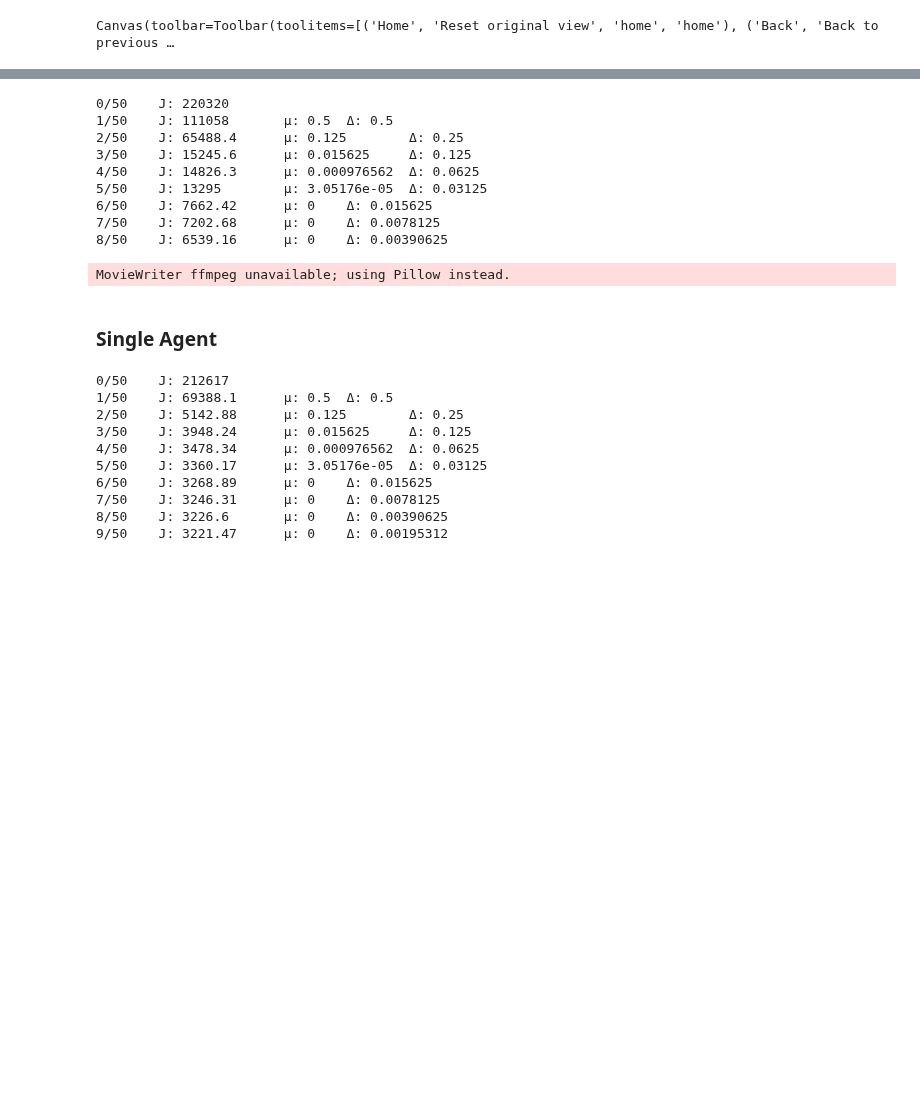
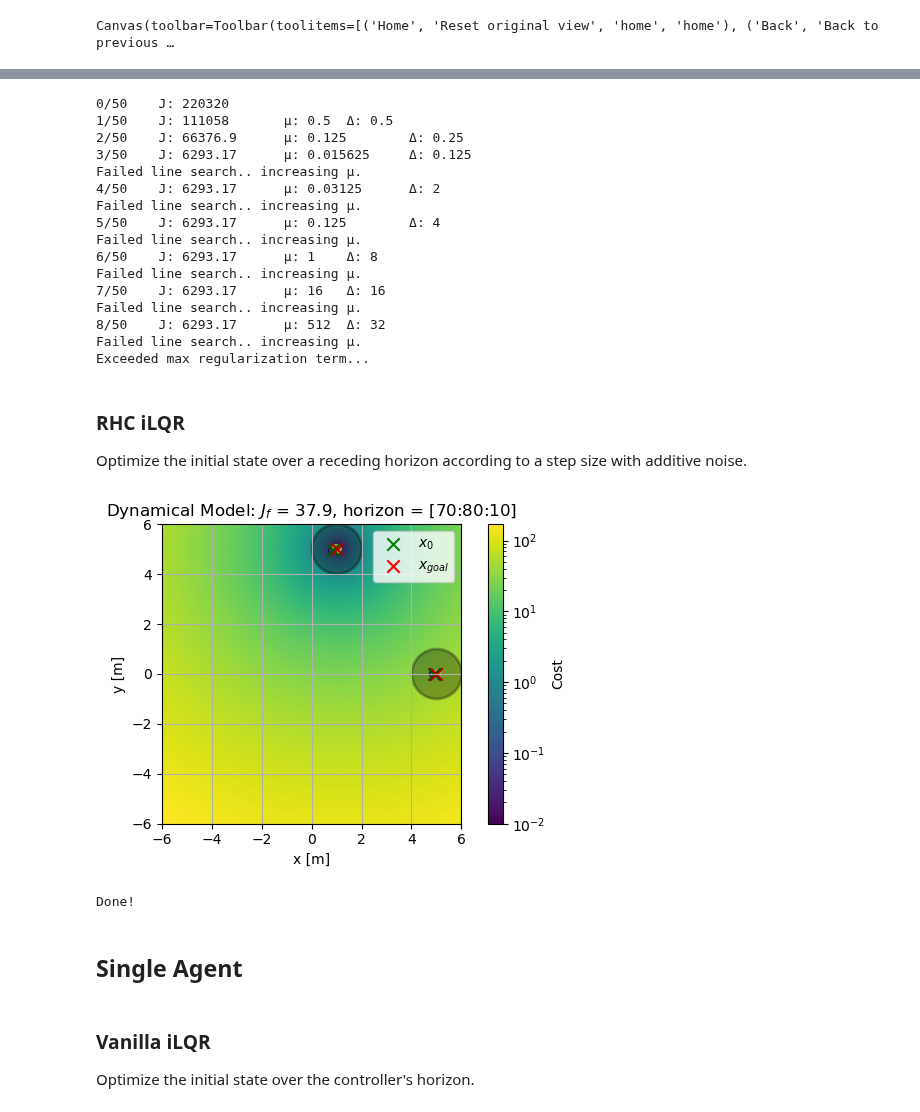
Before and after one commit to labicon/dp-ilqr, a Jupyter notebook: notebooks/main.ipynb, the cells around one changed output, grey strips where cells are left out. Cells and saved outputs as stored; diff of their text form; code cells hidden in the pictures; blank space fills up the shorter version.

Commit message:
Fixed receding horizon controller to stop upon reaching goal

```diff
--- a/notebooks/main.ipynb
+++ b/notebooks/main.ipynb
@@ -45,12 +47,13 @@ x0 = np.array([
     -5, 0, 0, 0,
     -1, -5, 0, 0])
 
-OBS_WEIGHT = 1.0
+OBS_WEIGHT = 1e6
 REF_WEIGHT = 1
-COUPLING_WEIGHT = 1e6
+COUPLING_WEIGHT = 1e3
 COUPLING_RADIUS = 1.0
 
 obstacles = []
+# obstacles = [ObstacleCost((0, 1), Point(0, 0), 0.5, OBS_WEIGHT)]
 
 uni1 = UnicycleDynamics(dt)
 uni1_ref = ReferenceCost(xf=np.array([5, 0, 0, 0]),
@@ -85,16 +91,23 @@ game_cost = GameCost([uni1_cost, uni2_cost], [coupling_costs], dynamics.x_dims,
 # %%
 ilqr = iLQR(dynamics, game_cost, N=N)
-X, U, Jf = ilqr.run(x0, n_lqr_iter, tol)
+X, U, Jf = ilqr.run(x0, n_lqr_iter=n_lqr_iter, tol=tol)
 # %% [output]
 0/50    J: 220320
 1/50    J: 111058       μ: 0.5  Δ: 0.5
-2/50    J: 65488.4      μ: 0.125        Δ: 0.25
-3/50    J: 15245.6      μ: 0.015625     Δ: 0.125
-4/50    J: 14826.3      μ: 0.000976562  Δ: 0.0625
-5/50    J: 13295        μ: 3.05176e-05  Δ: 0.03125
-6/50    J: 7662.42      μ: 0    Δ: 0.015625
-7/50    J: 7202.68      μ: 0    Δ: 0.0078125
-8/50    J: 6539.16      μ: 0    Δ: 0.00390625
+2/50    J: 66376.9      μ: 0.125        Δ: 0.25
+3/50    J: 6293.17      μ: 0.015625     Δ: 0.125
+Failed line search.. increasing μ.
+4/50    J: 6293.17      μ: 0.03125      Δ: 2
+Failed line search.. increasing μ.
+5/50    J: 6293.17      μ: 0.125        Δ: 4
+Failed line search.. increasing μ.
+6/50    J: 6293.17      μ: 1    Δ: 8
+Failed line search.. increasing μ.
+7/50    J: 6293.17      μ: 16   Δ: 16
+Failed line search.. increasing μ.
+8/50    J: 6293.17      μ: 512  Δ: 32
+Failed line search.. increasing μ.
+Exceeded max regularization term...
 # %%
 plt.figure(f1, clear=True)
 ilqr.plot(X,
@@ -125,7 +121,0 @@ def animate(f, axis=None):
-# %%
-gifname = 'traj.gif'
-plt.figure(f3, clear=True)
-anim = FuncAnimation(f3, animate, frames=range(1,N+1))
-anim.save(gifname, fps=5)
-# %% [output]
-MovieWriter ffmpeg unavailable; using Pillow instead.
@@ -152,5 +122,29 @@ plt.show()
+# %% [markdown]
+### RHC iLQR
+Optimize the initial state over a receding horizon according to a step size with additive noise.
+# %%
+step_size = 10
+ilqr = iLQR(dynamics, game_cost, N=N)
+rhc = RecedingHorizonController(x0, ilqr, step_size)
+# %%
+U = np.zeros((N, ilqr.n_u))
+for X, U, J in rhc.run(U, n_lqr_iter=n_lqr_iter, tol=tol):
+    print(f"{X.shape=}\t{U.shape=}\t{J=}")
+    display.clear_output(wait=True)
+    ilqr.plot(X,
+          title_suffix=f': $J_f$ = {J:.3g}, horizon = {rhc.status}',
+          do_headings=False,
+          surface_plot=True,
+          log_colors=True,
+          axis=(-6, 6, -6, 6),
+          agent_ind=1)
+    display.display(plt.gcf())
+    plt.pause(0.5)
+# %% [output]
+[figure, added]
+Done!
 # %% [markdown]
-### Single Agent
+## Single Agent
 # %%
 from decentralized import DoubleInt1dDynamics, DoubleInt2dDynamics, CarDynamics
 # %%
@@ -201,17 +195,3 @@ obstacles = [ObstacleCost((0, 1), Point(0, 0), 2, OBS_WEIGHT)]
 
 agent_cost = AgentCost(obstacles + [reference])
 game_cost = GameCost([agent_cost], [], [dynamics.n_x], [dynamics.n_u])
-# %%
-ilqr = iLQR(dynamics, game_cost, N=N)
-X, U, Jf = ilqr.run(x0, n_lqr_iter, tol)
-# %% [output]
-0/50    J: 212617
-1/50    J: 69388.1      μ: 0.5  Δ: 0.5
-2/50    J: 5142.88      μ: 0.125        Δ: 0.25
-3/50    J: 3948.24      μ: 0.015625     Δ: 0.125
-4/50    J: 3478.34      μ: 0.000976562  Δ: 0.0625
-5/50    J: 3360.17      μ: 3.05176e-05  Δ: 0.03125
-6/50    J: 3268.89      μ: 0    Δ: 0.015625
-7/50    J: 3246.31      μ: 0    Δ: 0.0078125
-8/50    J: 3226.6       μ: 0    Δ: 0.00390625
-9/50    J: 3221.47      μ: 0    Δ: 0.00195312
@@ -224,0 +198,3 @@ ilqr.plot(X, Jf, False,
+# %% [markdown]
+### Vanilla iLQR
+Optimize the initial state over the controller's horizon.
```
Also changed, not shown: parts of 18 cells of this notebook, 3 other files.
